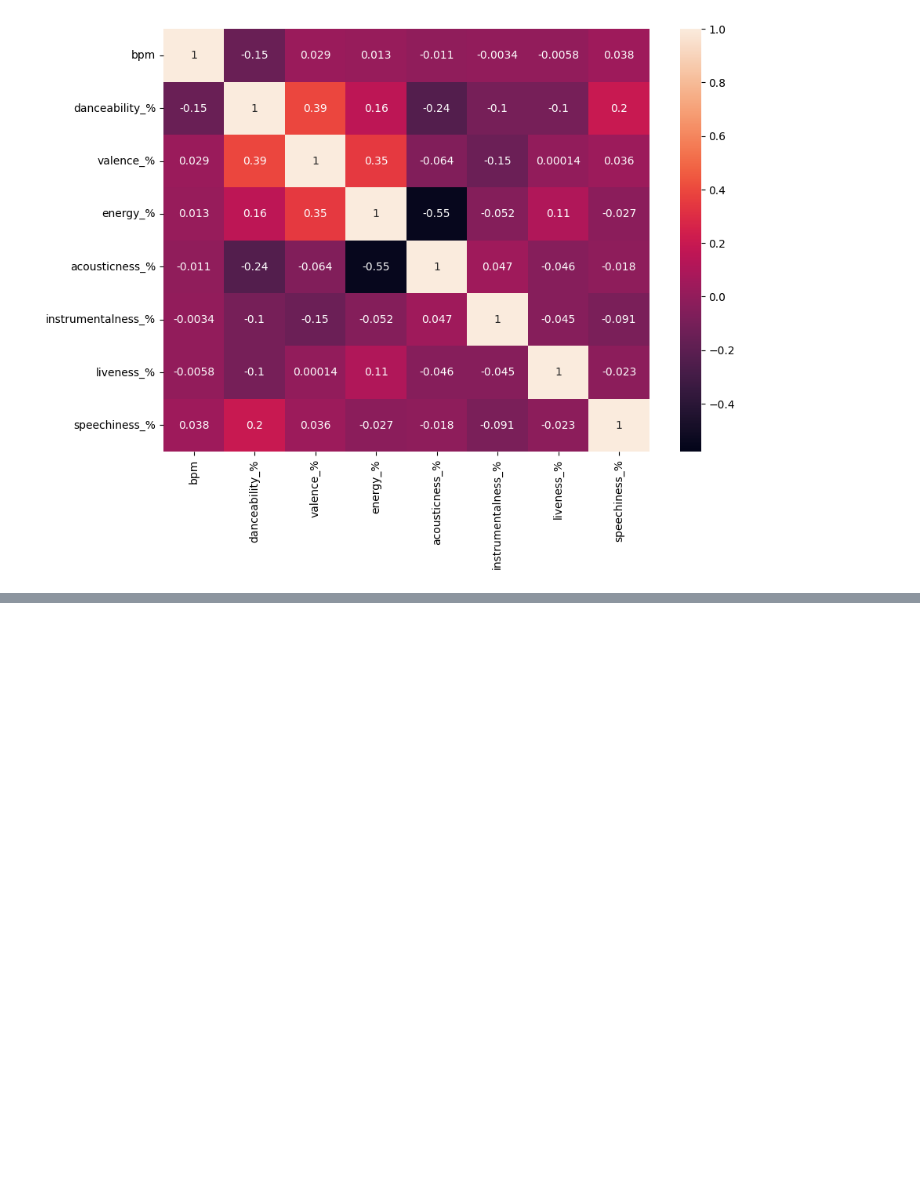
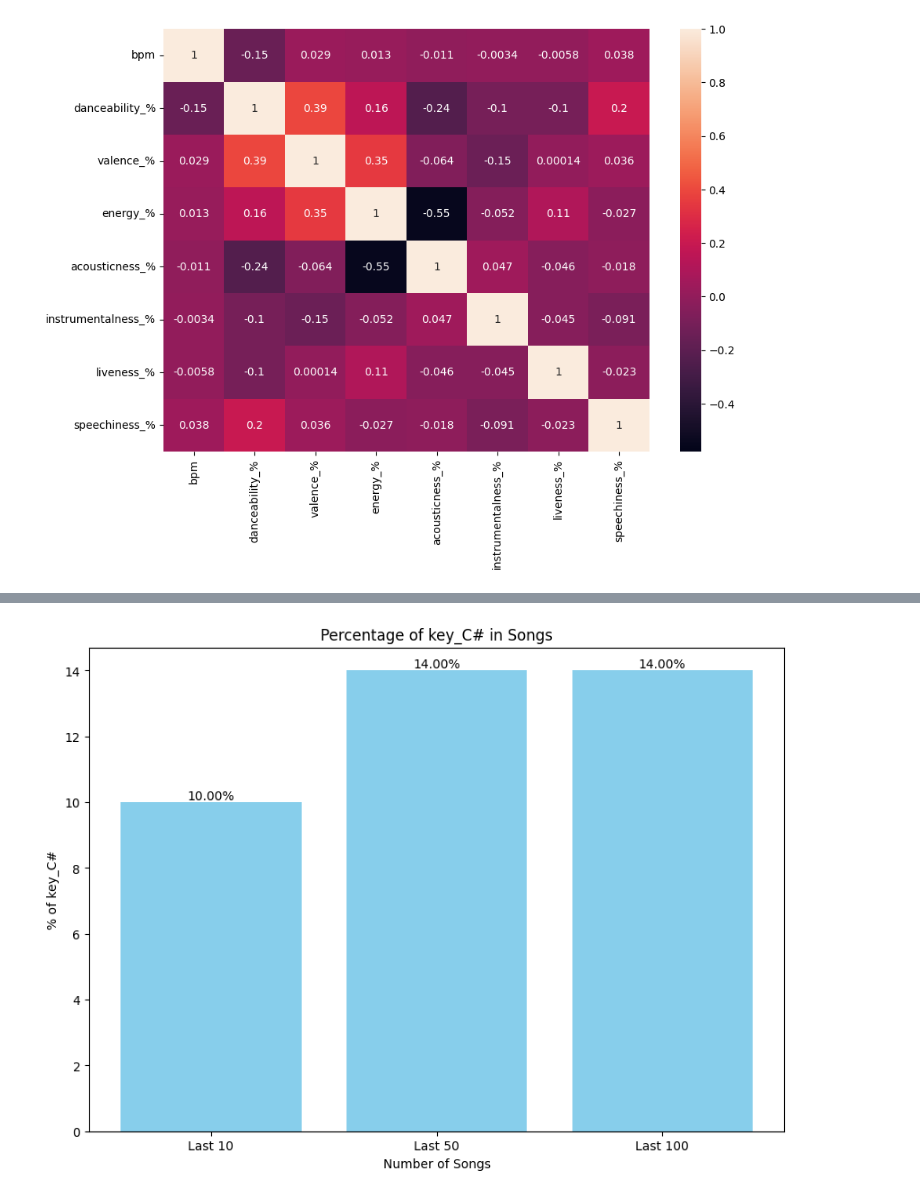
Before and after one commit to zina1t/Spotify-Charts-Data-Analysis, a Jupyter notebook: spotify.ipynb, the cells around one changed output, grey strips where cells are left out. Saved outputs shown, nothing was run; the diff lists cells and outputs as text; code cells hidden in the pictures; blank space fills up the shorter version.

```diff
--- a/spotify.ipynb
+++ b/spotify.ipynb
@@ -341,0 +358,26 @@ print(nan_values)
+# %%
+last_10_songs = df1.nsmallest(10, 'streams')
+last_50_songs = df1.nsmallest(50, 'streams')
+last_100_songs = df1.nsmallest(100, 'streams')
+
+last_dataframes = [last_10_songs, last_50_songs, last_100_songs]
+last_labels=['Last 10', 'Last 50', 'Last 100']
+key_percentage = []
+
+for df in last_dataframes:
+    key_counts = df[key_columns].eq(1).sum()
+    key_percentage.append(key_counts[key_of_interest] / key_counts.sum() * 100)
+
+# Plot a bar chart for the percentage of key_C# in the last 10, last 100, last 250 popular tracks
+plt.figure(figsize=(10, 7))
+plt.bar(last_labels, key_percentage, color='skyblue')
+plt.xlabel('Number of Songs')
+plt.ylabel('% of key_C#')
+plt.title('Percentage of key_C# in Songs')
+
+# Add labels to the bar chart
+for i, percentage in enumerate(key_percentage):
+  plt.text(i, percentage, f'{percentage:.2f}%', ha='center', va='bottom')
+plt.show()
+# %% [output]
+[figure, added]
```
Also changed, not shown: parts of 34 cells of this notebook.
